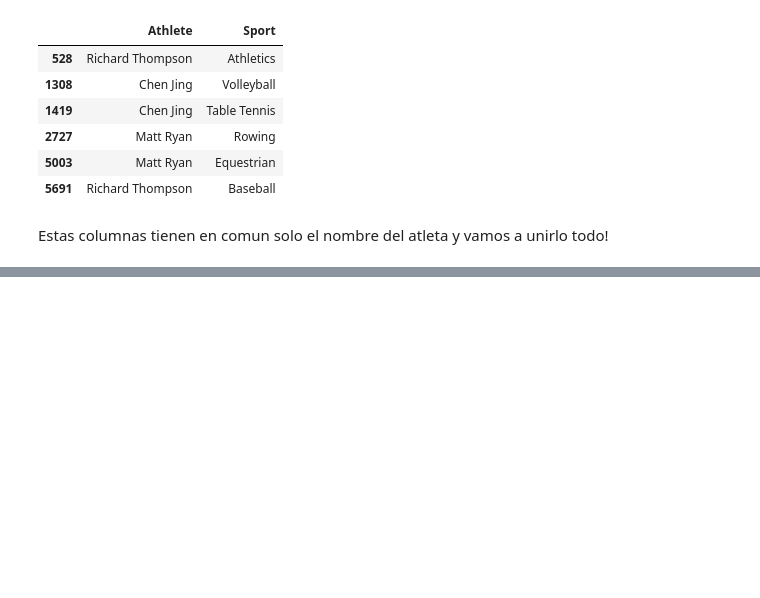
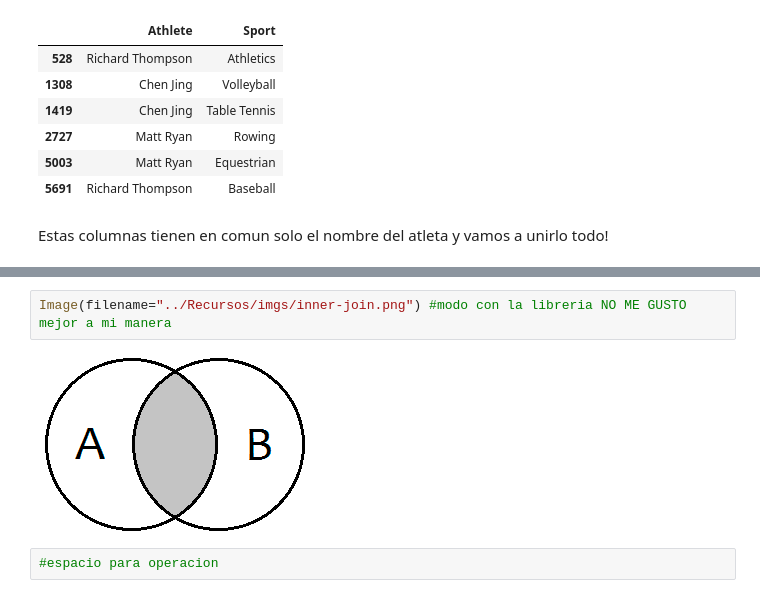
Before and after one commit to Karenahv/python-ml-curso, a Jupyter notebook: notebooks/T2 - 4 Data Cleaning - concatenación de datos.ipynb, the cells around one changed output, grey strips where cells are left out. Drawn from its saved outputs; the diff is of its cells as text; blank space fills up the shorter version.

Commit message:
Operaciones de union de datasets
Usamos el metodo .merge() para unir 3 bases de datos con una columna en comun

Y conocemos los 4 tipos de join que podemos usar

```diff
--- a/notebooks/T2 - 4 Data Cleaning - concatenación de datos.ipynb
+++ b/notebooks/T2 - 4 Data Cleaning - concatenación de datos.ipynb
@@ -305,0 +397,6 @@ Estas columnas tienen en comun solo el nombre del atleta y vamos a unirlo todo!
+# %%
+Image(filename="../Recursos/imgs/inner-join.png") #modo con la libreria NO ME GUSTO mejor a mi manera
+# %% [output]
+[figure, added]
+# %%
+#espacio para operacion
```
Also changed, not shown: parts of 29 cells of this notebook, 5 other files.
